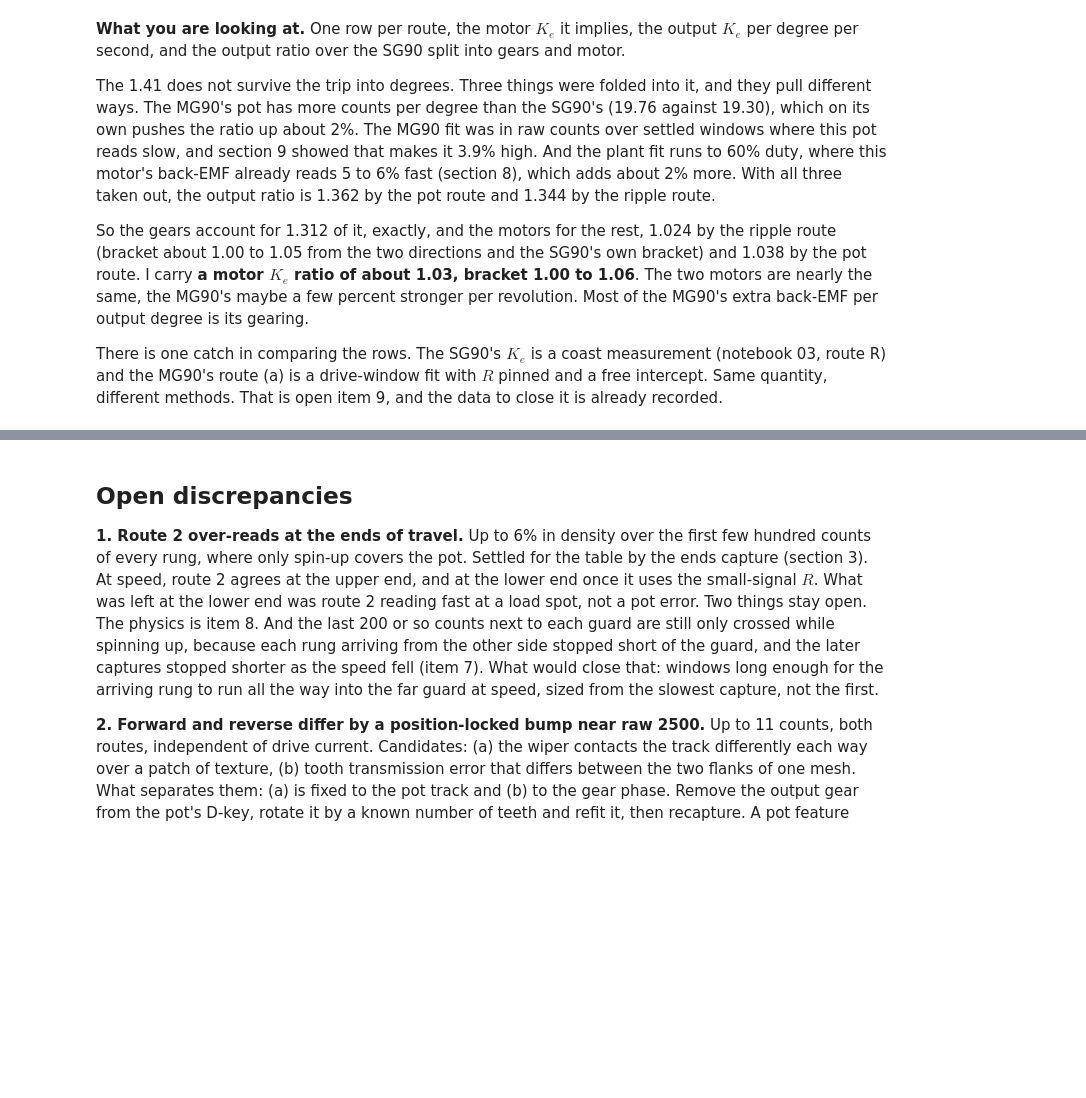
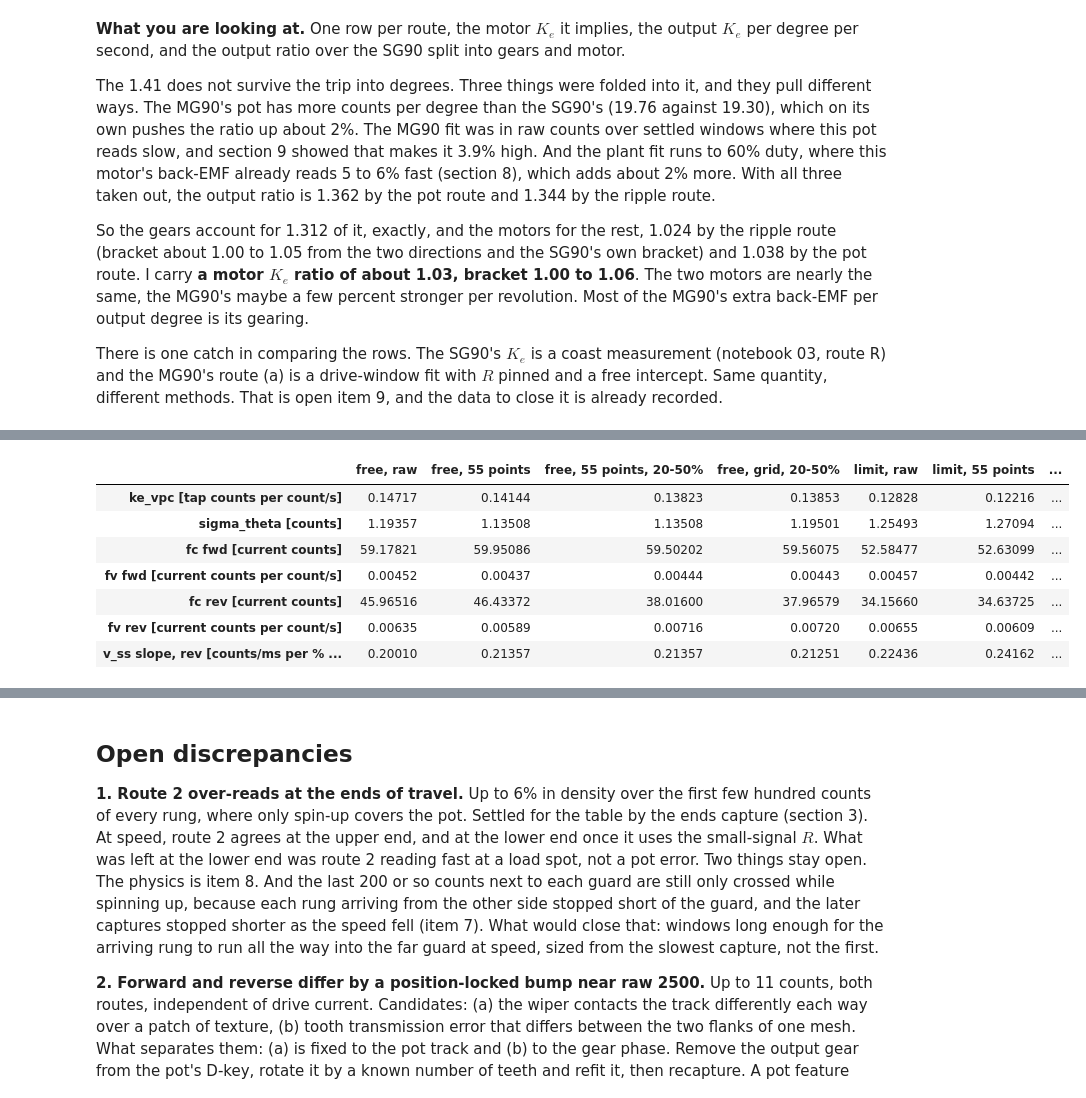
Before and after one commit to OpenServoCore/open-servo-core, a Jupyter notebook: notebooks/09-pot-linearization.ipynb, the cells around one changed output, grey strips where cells are left out. Cells and saved outputs as stored; diff of their text form; code cells hidden in the pictures; blank space fills up the shorter version.

```diff
--- a/notebooks/09-pot-linearization.ipynb
+++ b/notebooks/09-pot-linearization.ipynb
@@ -2559,9 +2559,9 @@ pilot uses to size its windows.
 # plant.py's definitions (bringup captures/mg90/plant.py), run twice over the same
 # 2S session grid: once in raw counts, once in linearized counts.
 r_vpc = R_OHM * board.a_per_count / board.v_term_per_count     # ohm in tap counts per current count
-def plant(fn, ke_band=(20, 60)):
+def plant(fn, ke_band=(20, 60), data=ds):
     ke_rows, fr_rows, sig, vss = [], [], [], []
-    for cap, df, meta in frames(ds, "grid"):
+    for cap, df, meta in frames(data, "grid"):
         base = df[df.seg == 0]
         bias = base.current_raw.mean()
         sig.append(np.std(fn(base.pos.to_numpy()[4000:])))
@@ -2988,0 +3400,24 @@ What to compare, with the pass line for each.
+# %%
+# Section 9's plant fits on the governed grid. Their Ke band is 20 to 60% and this grid
+# stops at 50%, and f_c and f_v are fitted over the same rungs, so the free session is
+# fitted over 20 to 50% as well for a like-for-like column. The speed-per-duty slope is
+# fitted over 15 to 50% on both. The firmware counts through the grid table.
+refit = pd.DataFrame({
+    "free, raw": raw_p,
+    "free, 55 points": lin_p,
+    "free, 55 points, 20-50%": lin_p50,
+    "free, grid, 20-50%": plant(GRID_LUT.counts, ke_band=(20, 50)),
+    "limit, raw": plant(lambda p: p.astype(float), ke_band=(20, 50), data=ds_lim),
+    "limit, 55 points": plant(LUT.counts, ke_band=(20, 50), data=ds_lim),
+    "limit, grid": plant(SERVO_LUT.counts, ke_band=(20, 50), data=ds_lim)})
+refit["grid, change [%]"] = (refit["limit, grid"] / refit["free, grid, 20-50%"] - 1) * 100
+refit.round(5)
+# %% [output]
+|  | free, raw | free, 55 points | free, 55 points, 20-50% | free, grid, 20-50% | limit, raw | limit, 55 points | ... |
+| ke_vpc [tap counts per count/s] | 0.14717 | 0.14144 | 0.13823 | 0.13853 | 0.12828 | 0.12216 | ... |
+| sigma_theta [counts] | 1.19357 | 1.13508 | 1.13508 | 1.19501 | 1.25493 | 1.27094 | ... |
+| fc fwd [current counts] | 59.17821 | 59.95086 | 59.50202 | 59.56075 | 52.58477 | 52.63099 | ... |
+| fv fwd [current counts per count/s] | 0.00452 | 0.00437 | 0.00444 | 0.00443 | 0.00457 | 0.00442 | ... |
+| fc rev [current counts] | 45.96516 | 46.43372 | 38.01600 | 37.96579 | 34.15660 | 34.63725 | ... |
+| fv rev [current counts per count/s] | 0.00635 | 0.00589 | 0.00716 | 0.00720 | 0.00655 | 0.00609 | ... |
+| v_ss slope, rev [counts/ms per % ... | 0.20010 | 0.21357 | 0.21357 | 0.21251 | 0.22436 | 0.24162 | ... |
```
Also changed, not shown: parts of 17 cells of this notebook.
